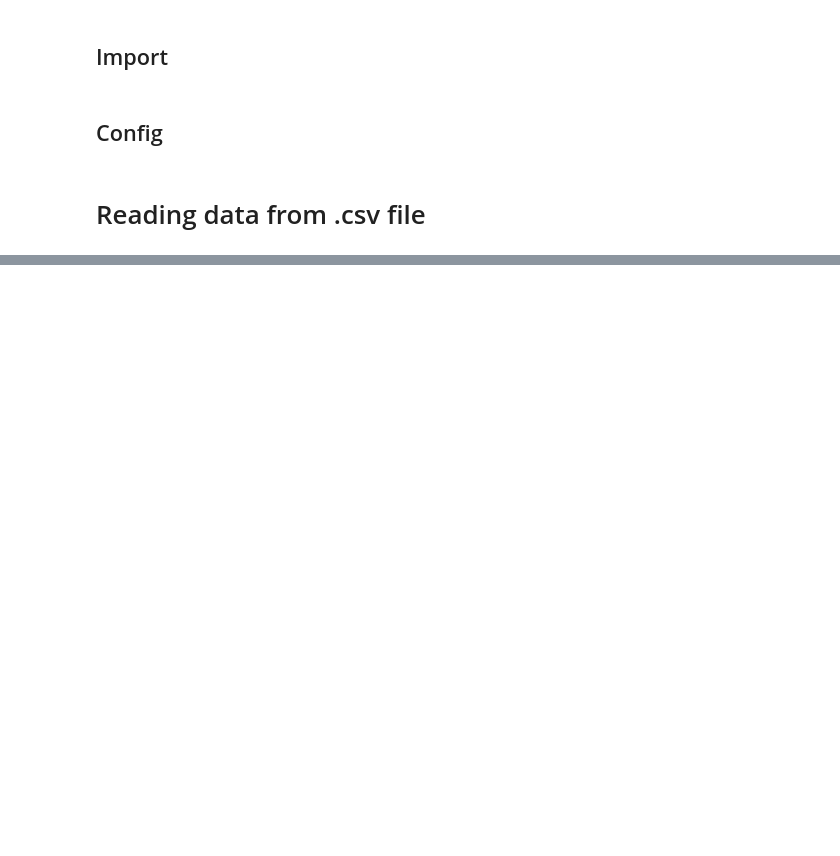
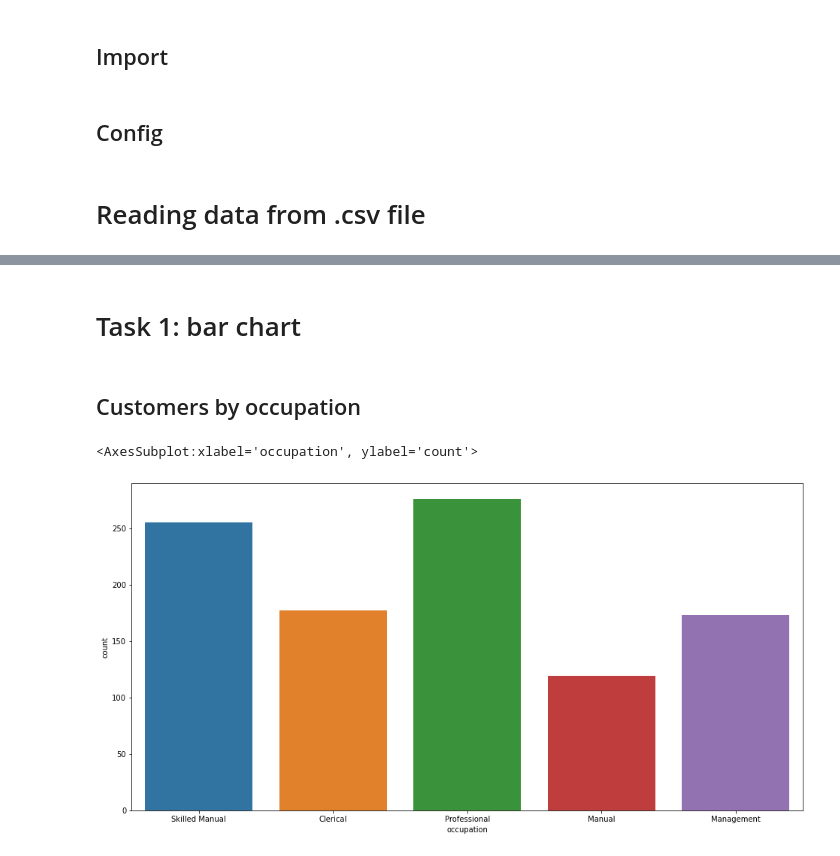
Before and after one commit to FreeLike76/KpiDataAnalysisPython, a Jupyter notebook: lab4/main4.ipynb, the cells around one changed output, grey strips where cells are left out. Saved outputs shown, nothing was run; the diff lists cells and outputs as text; code cells hidden in the pictures; blank space fills up the shorter version.

```diff
--- a/lab4/main4.ipynb
+++ b/lab4/main4.ipynb
@@ -17,7 +19,7 @@ import numpy as np
 # %%
 np.random.seed(6)
 
-plt.rcParams["figure.figsize"] = (20, 8)
+plt.rcParams["figure.figsize"] = (16, 8)
 # pd.set_option("display.max_columns", None)
 pd.options.display.float_format ="{:,.3f}".format
 # %% [markdown]
@@ -303,0 +27,5 @@ df_outer
+# %%
+df = pd.read_csv("../data/bike.csv")
+df.columns = df.columns.map(lambda x: str.lower(x))
+df.set_index("id", inplace=True)
+df
@@ -303,0 +47,9 @@ df_outer
+# %% [markdown]
+# Task 1: bar chart
+# %% [markdown]
+## Customers by occupation
+# %%
+sns.countplot(data=df, x="occupation")
+# %% [output]
+<AxesSubplot:xlabel='occupation', ylabel='count'>
+[figure, added]
```
Also changed, not shown: parts of 54 cells of this notebook.
